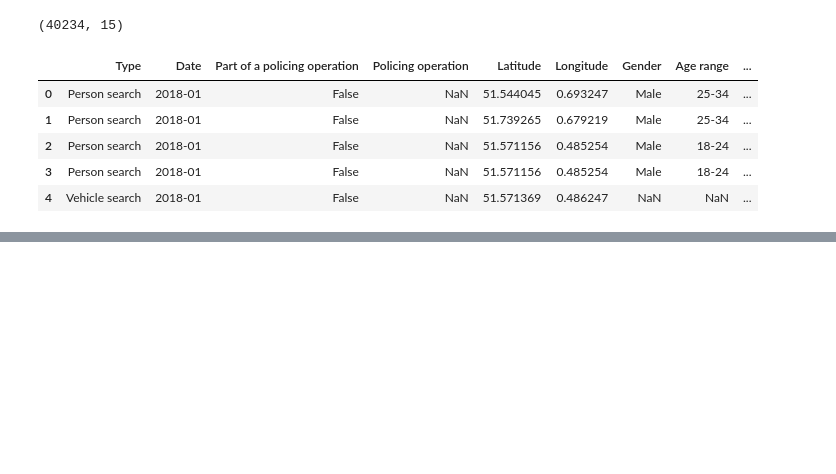
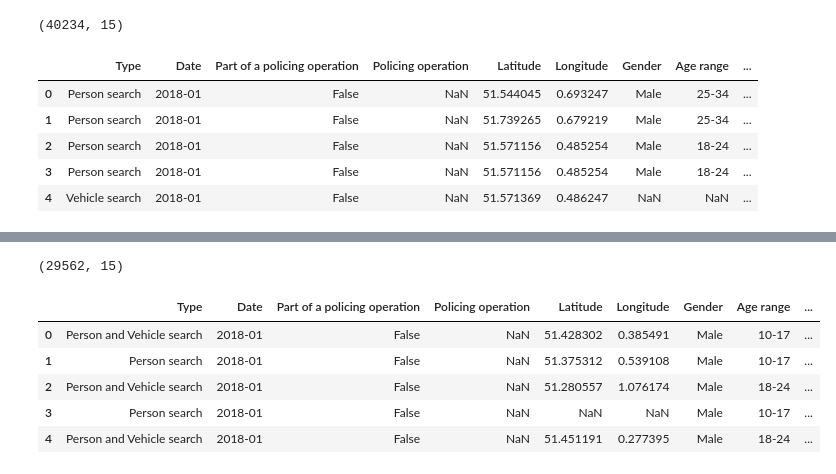
Before and after one commit to ah20776/CE888---Assignment, a Jupyter notebook: Ethnicity in UK Policing/bias.ipynb, the cells around one changed output, grey strips where cells are left out. Cells and saved outputs as stored; diff of their text form; code cells hidden in the pictures; blank space fills up the shorter version.

```diff
--- a/Ethnicity in UK Policing/bias.ipynb
+++ b/Ethnicity in UK Policing/bias.ipynb
@@ -185,0 +242,16 @@ essex.head()
+# %%
+print (kent.shape)
+
+#adding column for city
+kent["City"] = "Kent"
+kent.head()
+
+#KENT DATA
+# %% [output]
+(29562, 15)
+|  | Type | Date | Part of a policing operation | Policing operation | Latitude | Longitude | Gender | Age range | ... |
+| 0 | Person and Vehicle search | 2018-01 | False | NaN | 51.428302 | 0.385491 | Male | 10-17 | ... |
+| 1 | Person search | 2018-01 | False | NaN | 51.375312 | 0.539108 | Male | 10-17 | ... |
+| 2 | Person and Vehicle search | 2018-01 | False | NaN | 51.280557 | 1.076174 | Male | 18-24 | ... |
+| 3 | Person search | 2018-01 | False | NaN | NaN | NaN | Male | 10-17 | ... |
+| 4 | Person and Vehicle search | 2018-01 | False | NaN | 51.451191 | 0.277395 | Male | 18-24 | ... |
```
Also changed, not shown: parts of 1 cell of this notebook.
